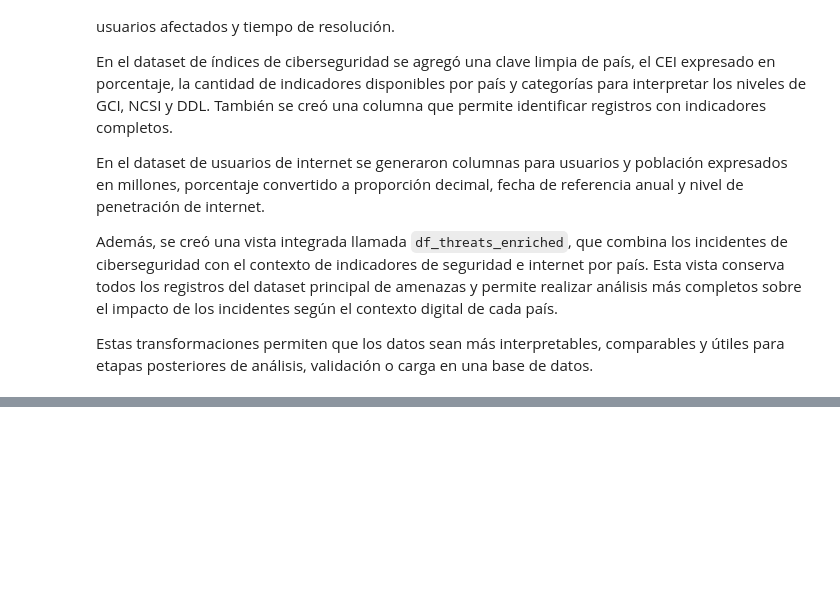
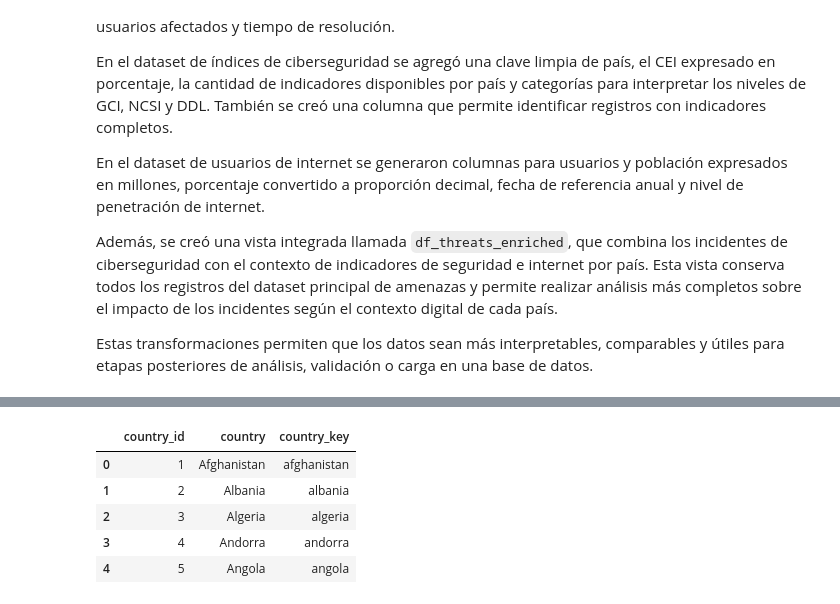
Before and after one commit to PJSA0127/Practica_G9, a Jupyter notebook: transformG9.ipynb, the cells around one changed output, grey strips where cells are left out. Saved outputs shown, nothing was run; the diff lists cells and outputs as text; code cells hidden in the pictures; blank space fills up the shorter version.

```diff
--- a/transformG9.ipynb
+++ b/transformG9.ipynb
@@ -1739,0 +1780,25 @@ Estas transformaciones permiten que los datos sean más interpretables, comparab
+# %%
+# Consolidar países únicos desde las tres fuentes transformadas
+paises_unicos = sorted(
+    set(df_threats_transformed["country"].dropna())
+    .union(set(df_cyber_security_transformed["country"].dropna()))
+    .union(set(df_internet_users_transformed["country"].dropna()))
+)
+
+# Crear dimensión de países con identificador numérico secuencial
+df_country_dimension = pd.DataFrame({
+    "country_id": range(1, len(paises_unicos) + 1),
+    "country": paises_unicos
+})
+
+# Agregar clave limpia de país para facilitar validaciones
+df_country_dimension["country_key"] = df_country_dimension["country"].apply(lambda x: crear_clave_texto(x))
+
+df_country_dimension.head()
+# %% [output]
+|  | country_id | country | country_key |
+| 0 | 1 | Afghanistan | afghanistan |
+| 1 | 2 | Albania | albania |
+| 2 | 3 | Algeria | algeria |
+| 3 | 4 | Andorra | andorra |
+| 4 | 5 | Angola | angola |
```
Also changed, not shown: parts of 19 cells of this notebook.
